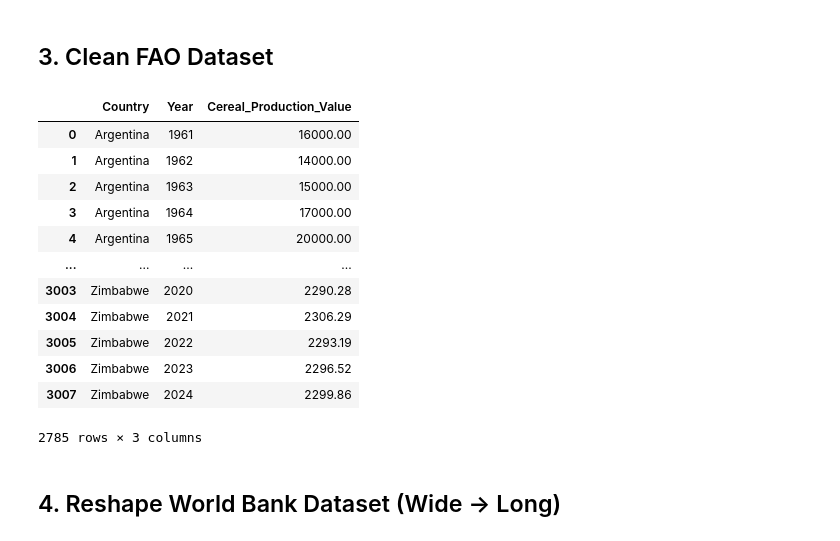
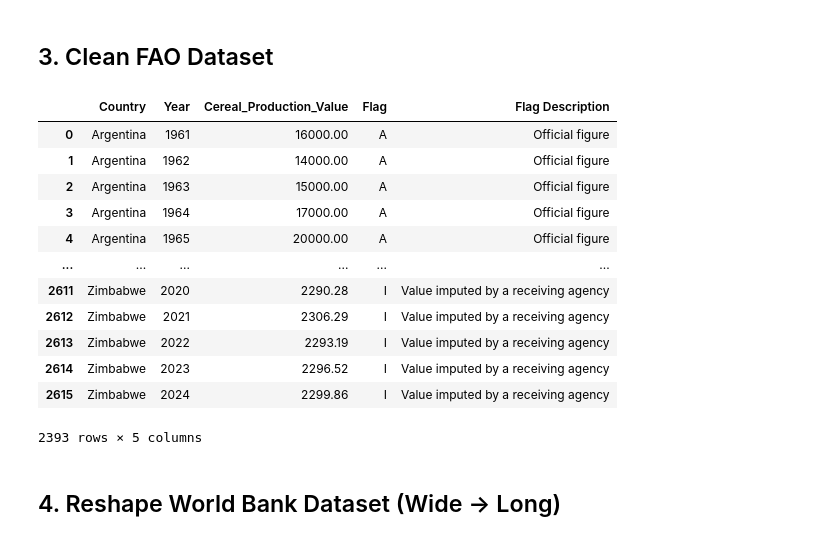
Before and after one commit to sageskim/IS477-SP26-SKKT, a Jupyter notebook: notebooks/data_integration.ipynb, the cells around one changed output. Saved outputs shown, nothing was run; the diff lists cells and outputs as text; code cells hidden in the pictures.

Commit message:
Update data integration notebook: add Flag and Flag_Description columns

```diff
--- a/notebooks/data_integration.ipynb
+++ b/notebooks/data_integration.ipynb
@@ -7,7 +7,7 @@
 import pandas as pd
 import numpy as np
 
-fao = pd.read_csv('../data/raw/faostat_cereal_raw.csv')
+fao = pd.read_csv('../data/processed/faostat-cereal-cleaned.csv')
 wb  = pd.read_csv('../data/raw/worldbank_gdp_raw.csv', skiprows=4)
 # %% [markdown]
 ## 1. Explore Dataset
@@ -188,27 +181,27 @@ country_name_map = {
 # %%
 drop_countries = ['China', 'China, Taiwan Province of', 'Czechoslovakia', 'Ethiopia PDR', 'USSR']
 fao_clean = fao[~fao['Area'].isin(drop_countries)].copy()
 
 fao_clean['Area'] = fao_clean['Area'].replace(country_name_map)
 
-fao_clean = fao_clean[['Area', 'Year', 'Value']].copy()
-fao_clean.columns = ['Country', 'Year', 'Cereal_Production_Value']
+fao_clean = fao_clean[['Area', 'Year', 'Value', 'Flag', 'Flag Description']].copy()
+fao_clean.columns = ['Country', 'Year', 'Cereal_Production_Value', 'Flag', 'Flag Description']
 
 fao_clean
 # %% [output]
-|  | Country | Year | Cereal_Production_Value |
-| 0 | Argentina | 1961 | 16000.00 |
-| 1 | Argentina | 1962 | 14000.00 |
-| 2 | Argentina | 1963 | 15000.00 |
-| 3 | Argentina | 1964 | 17000.00 |
-| 4 | Argentina | 1965 | 20000.00 |
-| ... | ... | ... | ... |
-| 3003 | Zimbabwe | 2020 | 2290.28 |
-| 3004 | Zimbabwe | 2021 | 2306.29 |
-| 3005 | Zimbabwe | 2022 | 2293.19 |
-| 3006 | Zimbabwe | 2023 | 2296.52 |
-| 3007 | Zimbabwe | 2024 | 2299.86 |
+|  | Country | Year | Cereal_Production_Value | Flag | Flag Description |
+| 0 | Argentina | 1961 | 16000.00 | A | Official figure |
+| 1 | Argentina | 1962 | 14000.00 | A | Official figure |
+| 2 | Argentina | 1963 | 15000.00 | A | Official figure |
+| 3 | Argentina | 1964 | 17000.00 | A | Official figure |
+| 4 | Argentina | 1965 | 20000.00 | A | Official figure |
+| ... | ... | ... | ... | ... | ... |
+| 2611 | Zimbabwe | 2020 | 2290.28 | I | Value imputed by a receiving agency |
+| 2612 | Zimbabwe | 2021 | 2306.29 | I | Value imputed by a receiving agency |
+| 2613 | Zimbabwe | 2022 | 2293.19 | I | Value imputed by a receiving agency |
+| 2614 | Zimbabwe | 2023 | 2296.52 | I | Value imputed by a receiving agency |
+| 2615 | Zimbabwe | 2024 | 2299.86 | I | Value imputed by a receiving agency |
-2785 rows × 3 columns
+2393 rows × 5 columns
 # %% [markdown]
 ## 4. Reshape World Bank Dataset (Wide -> Long)
 # %%
```
Also changed, not shown: parts of 6 cells of this notebook, 9 other files.
